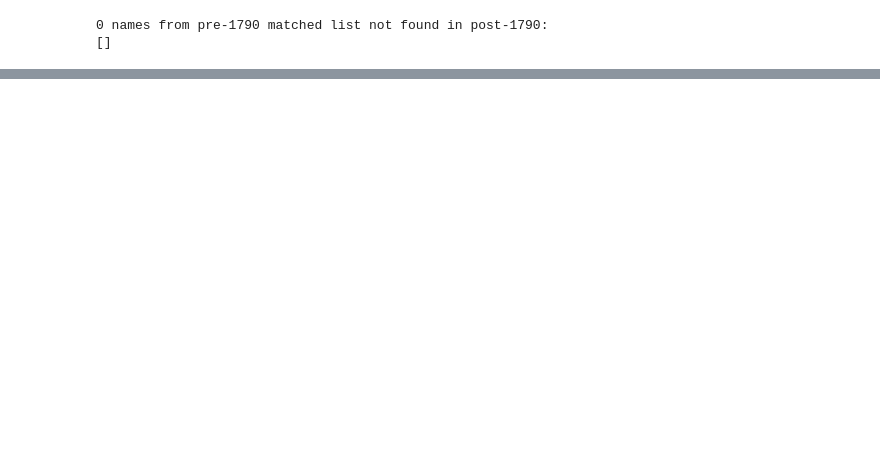
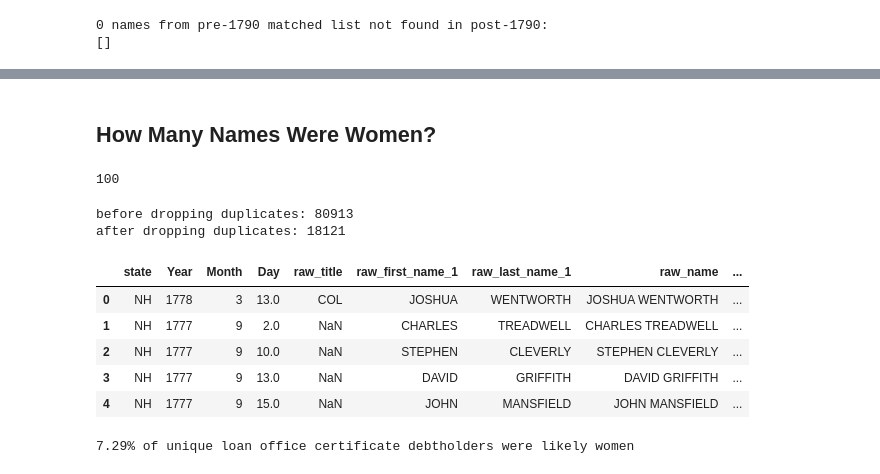
Before and after one commit to liaochris/SPEOC-pt-1, a Jupyter notebook: open_refine/analysis/analysis.ipynb, the cells around one changed output, grey strips where cells are left out. Saved outputs shown, nothing was run; the diff lists cells and outputs as text; code cells hidden in the pictures; blank space fills up the shorter version.

```diff
--- a/open_refine/analysis/analysis.ipynb
+++ b/open_refine/analysis/analysis.ipynb
@@ -219,0 +650,58 @@ np.float64(-77.86115384615384)
+# %% [markdown]
+## How Many Names Were Women?
+# %%
+# source: https://www.reddit.com/r/namenerds/comments/v7il84/most_popular_baby_names_in_the_usa_1780/
+female_names_1780 = {
+    "Mary", "Elizabeth", "Sarah", "Hannah", "Nancy", "Margaret", "Anna",
+    "Jane", "Catherine", "Lydia", "Martha", "Ann", "Rebecca", "Abigail",
+    "Sally", "Catharine", "Betsey", "Polly", "Lucy", "Rachel", "Susannah",
+    "Ruth", "Esther", "Maria", "Phebe", "Susan", "Eunice", "Susanna",
+    "Barbara", "Rhoda", "Deborah", "Olive", "Eleanor", "Charlotte",
+    "Frances", "Sophia", "Catharina", "Clarissa", "Anne", "Mercy", "Lois",
+    "Magdalena", "Dorcas", "Amy", "Betsy", "Cynthia", "Fanny", "Eliza",
+    "Charity", "Christina", "Lucinda", "Chloe", "Joanna", "Elisabeth",
+    "Alice", "Huldah", "Jemima", "Isabella", "Patience", "Jerusha",
+    "Judith", "Mehitable", "Prudence", "Agnes", "Priscilla", "Julia",
+    "Ellen", "Dorothy", "Harriet", "Dolly", "Keziah", "Thankful", "Marie",
+    "Matilda", "Lucretia", "Temperance", "Tabitha", "Rachael", "Phoebe",
+    "Asenath", "Eve", "Salome", "Amelia", "Grace", "Patty", "Persis",
+    "Comfort", "Eva", "Hester", "Louisa", "Naomi", "Rebekah", "Bridget",
+    "Freelove", "Katherine", "Leah", "Caroline", "Marcy", "Annie", "Azubah"
+}
+
+print(len(female_names_1780))
+# %% [output]
+100
+# %%
+def is_female_name(raw_first_name, female_set=female_names_1780):
+    """
+    Returns True if the given first name (string) appears in the 1780 female names list.
+    """
+    if not isinstance(raw_first_name, str) or not raw_first_name.strip():
+        return False
+    # take the first token, strip punctuation, capitalize
+    first = raw_first_name.strip().split()[0].strip(".,").capitalize()
+    return first in female_set
+# %%
+# extract first name, reformat, and check if it is in female names list
+loan_office_certificates_copy = loan_office_certificates.copy()
+print("before dropping duplicates: " + str(len(loan_office_certificates_copy)))
+loan_office_certificates_copy = loan_office_certificates_copy.drop_duplicates(subset="raw_name_state")
+loan_office_certificates_copy["is_female"] = loan_office_certificates_copy["raw_first_name_1"].apply(is_female_name)
+print("after dropping duplicates: " + str(len(loan_office_certificates_copy)))
+loan_office_certificates_copy.head()
+# %% [output]
+before dropping duplicates: 80913
+after dropping duplicates: 18121
+|  | state | Year | Month | Day | raw_title | raw_first_name_1 | raw_last_name_1 | raw_name | ... |
+| 0 | NH | 1778 | 3 | 13.0 | COL | JOSHUA | WENTWORTH | JOSHUA WENTWORTH | ... |
+| 1 | NH | 1777 | 9 | 2.0 | NaN | CHARLES | TREADWELL | CHARLES TREADWELL | ... |
+| 2 | NH | 1777 | 9 | 10.0 | NaN | STEPHEN | CLEVERLY | STEPHEN CLEVERLY | ... |
+| 3 | NH | 1777 | 9 | 13.0 | NaN | DAVID | GRIFFITH | DAVID GRIFFITH | ... |
+| 4 | NH | 1777 | 9 | 15.0 | NaN | JOHN | MANSFIELD | JOHN MANSFIELD | ... |
+# %%
+# compute percent women
+pct_women_loan_office = loan_office_certificates_copy["is_female"].mean() * 100
+print(f"{pct_women_loan_office:.2f}% of unique loan office certificate debtholders were likely women")
+# %% [output]
+7.29% of unique loan office certificate debtholders were likely women
```
Also changed, not shown: parts of 57 cells of this notebook, 35 other files.
